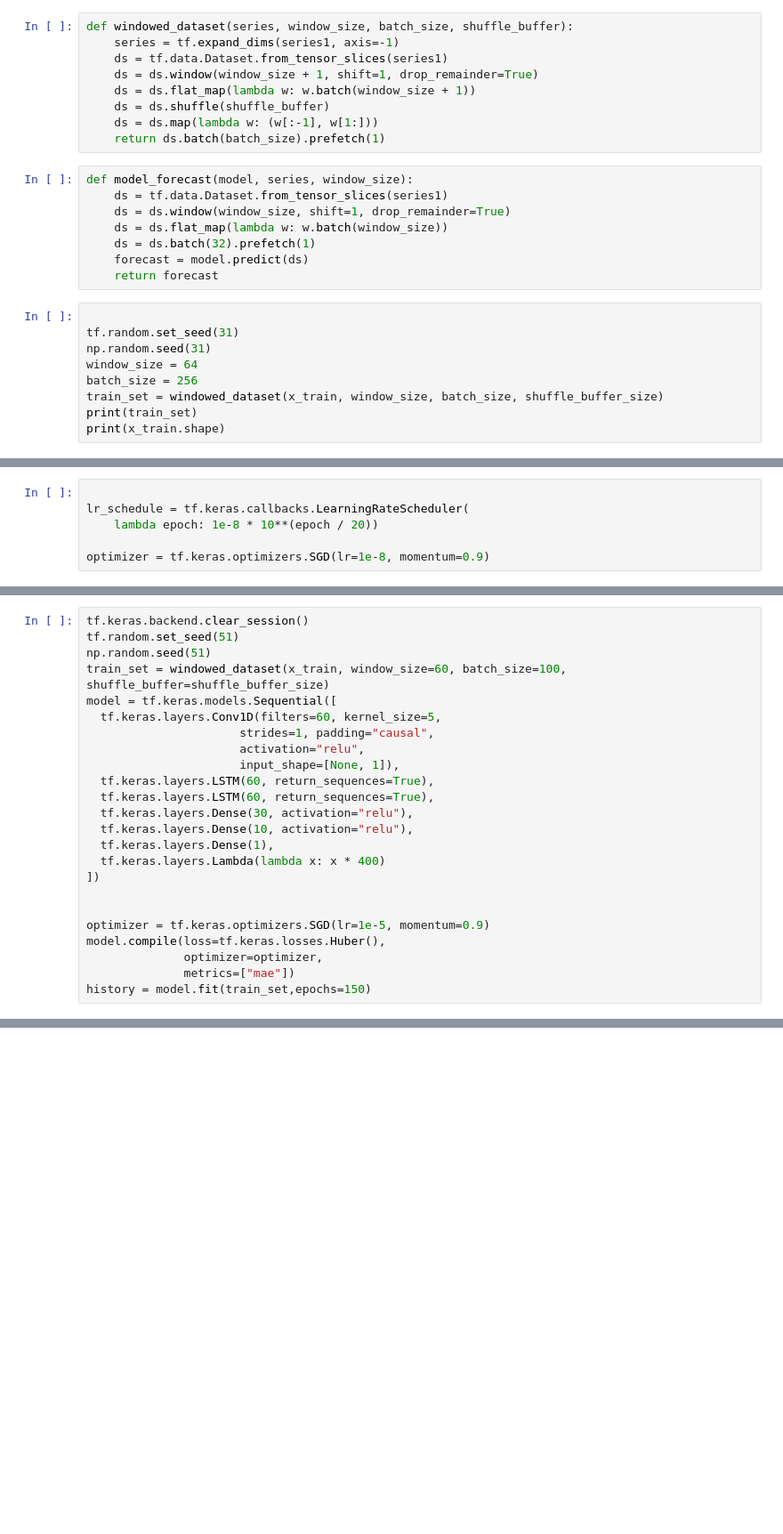
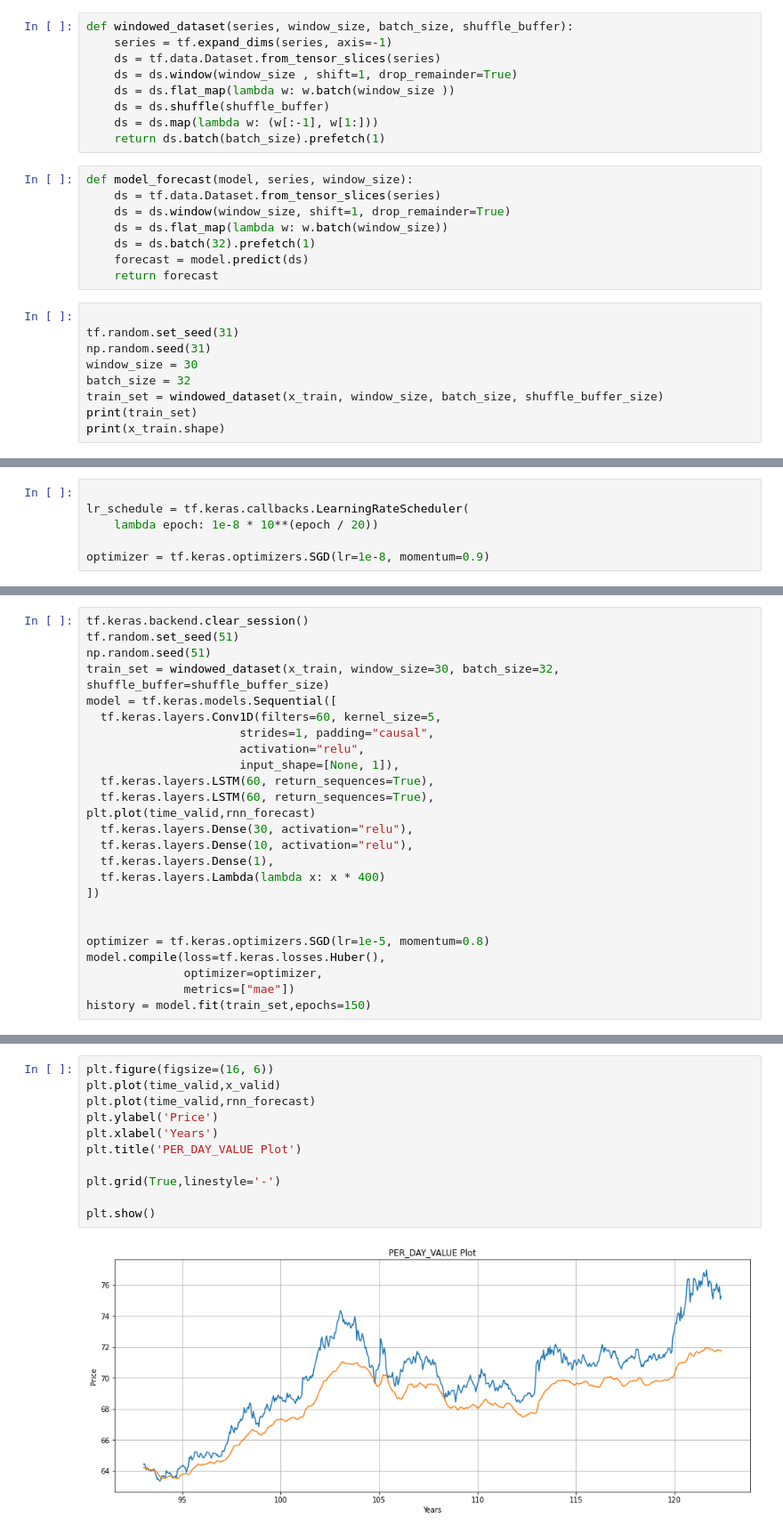
Before and after one commit to immohann/INR-USD-Analysis, a Jupyter notebook: INR_USD_Prediction.ipynb, the cells around one changed output, grey strips where cells are left out. Shown at 89% size. Saved outputs shown, nothing was run; the diff lists cells and outputs as text; blank space fills up the shorter version.

```diff
--- a/INR_USD_Prediction.ipynb
+++ b/INR_USD_Prediction.ipynb
@@ -266,15 +270,15 @@ x_train.shape,x_valid.shape
 # %%
 def windowed_dataset(series, window_size, batch_size, shuffle_buffer):
-    series = tf.expand_dims(series1, axis=-1)
-    ds = tf.data.Dataset.from_tensor_slices(series1)
-    ds = ds.window(window_size + 1, shift=1, drop_remainder=True)
-    ds = ds.flat_map(lambda w: w.batch(window_size + 1))
+    series = tf.expand_dims(series, axis=-1)
+    ds = tf.data.Dataset.from_tensor_slices(series)
+    ds = ds.window(window_size , shift=1, drop_remainder=True)
+    ds = ds.flat_map(lambda w: w.batch(window_size ))
     ds = ds.shuffle(shuffle_buffer)
     ds = ds.map(lambda w: (w[:-1], w[1:]))
     return ds.batch(batch_size).prefetch(1)
 # %%
 def model_forecast(model, series, window_size):
-    ds = tf.data.Dataset.from_tensor_slices(series1)
+    ds = tf.data.Dataset.from_tensor_slices(series)
     ds = ds.window(window_size, shift=1, drop_remainder=True)
     ds = ds.flat_map(lambda w: w.batch(window_size))
     ds = ds.batch(32).prefetch(1)
@@ -284,8 +288,8 @@ def model_forecast(model, series, window_size):
 
 tf.random.set_seed(31)
 np.random.seed(31)
-window_size = 64
-batch_size = 256
+window_size = 30
+batch_size = 32
 train_set = windowed_dataset(x_train, window_size, batch_size, shuffle_buffer_size)
 print(train_set)
 print(x_train.shape)
@@ -351,7 +373,7 @@ NameError: ignored
 tf.keras.backend.clear_session()
 tf.random.set_seed(51)
 np.random.seed(51)
-train_set = windowed_dataset(x_train, window_size=60, batch_size=100, shuffle_buffer=shuffle_buffer_size)
+train_set = windowed_dataset(x_train, window_size=30, batch_size=32, shuffle_buffer=shuffle_buffer_size)
 model = tf.keras.models.Sequential([
   tf.keras.layers.Conv1D(filters=60, kernel_size=5,
                       strides=1, padding="causal",
@@ -359,6 +381,7 @@ model = tf.keras.models.Sequential([
                       input_shape=[None, 1]),
   tf.keras.layers.LSTM(60, return_sequences=True),
   tf.keras.layers.LSTM(60, return_sequences=True),
+plt.plot(time_valid,rnn_forecast)
   tf.keras.layers.Dense(30, activation="relu"),
   tf.keras.layers.Dense(10, activation="relu"),
   tf.keras.layers.Dense(1),
@@ -366,7 +389,7 @@ model = tf.keras.models.Sequential([
 ])
 
 
-optimizer = tf.keras.optimizers.SGD(lr=1e-5, momentum=0.9)
+optimizer = tf.keras.optimizers.SGD(lr=1e-5, momentum=0.8)
 model.compile(loss=tf.keras.losses.Huber(),
               optimizer=optimizer,
               metrics=["mae"])
@@ -388,0 +425,13 @@ NameError: ignored
+# %%
+plt.figure(figsize=(16, 6))
+plt.plot(time_valid,x_valid)
+plt.plot(time_valid,rnn_forecast)
+plt.ylabel('Price')
+plt.xlabel('Years')
+plt.title('PER_DAY_VALUE Plot')
+
+plt.grid(True,linestyle='-')
+
+plt.show()
+# %% [output]
+[figure, added]
```
Also changed, not shown: parts of 19 cells of this notebook, 2 other files.
